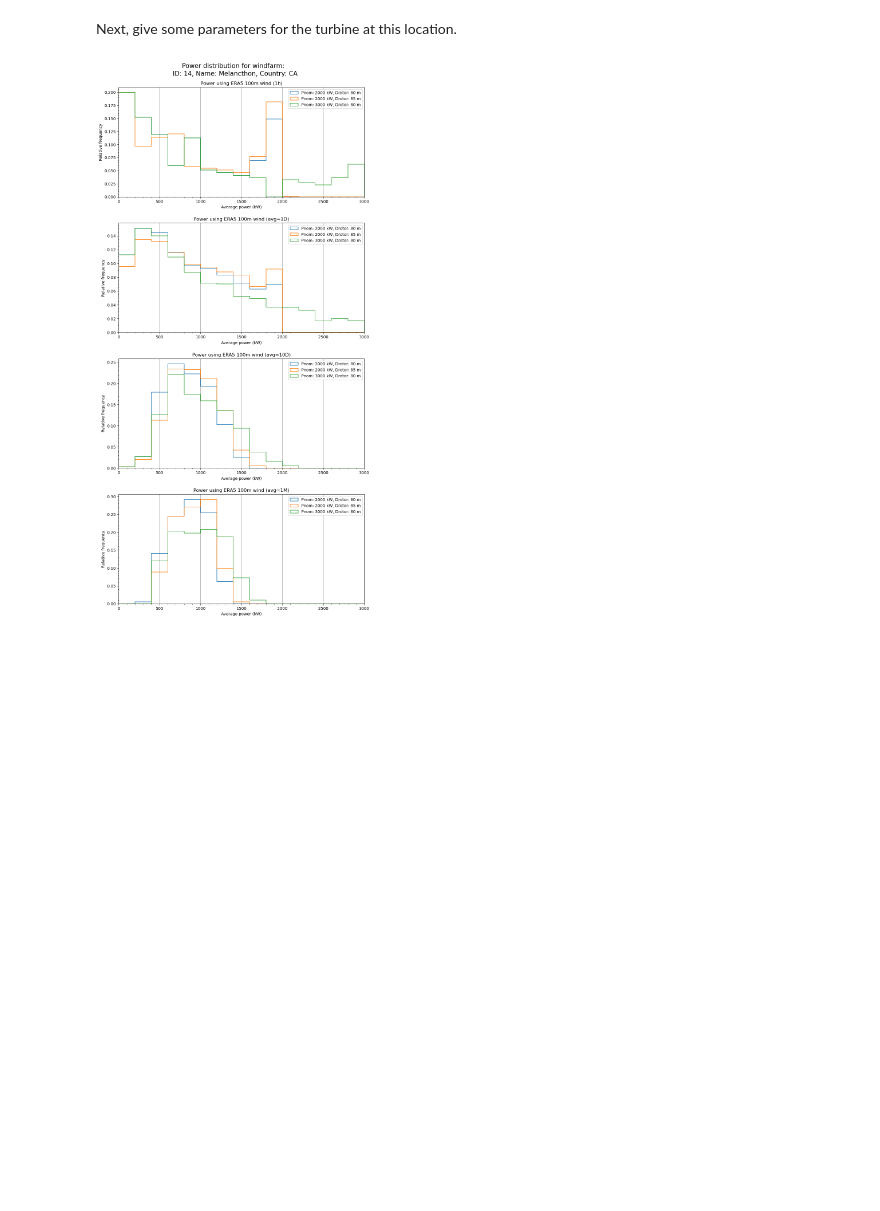
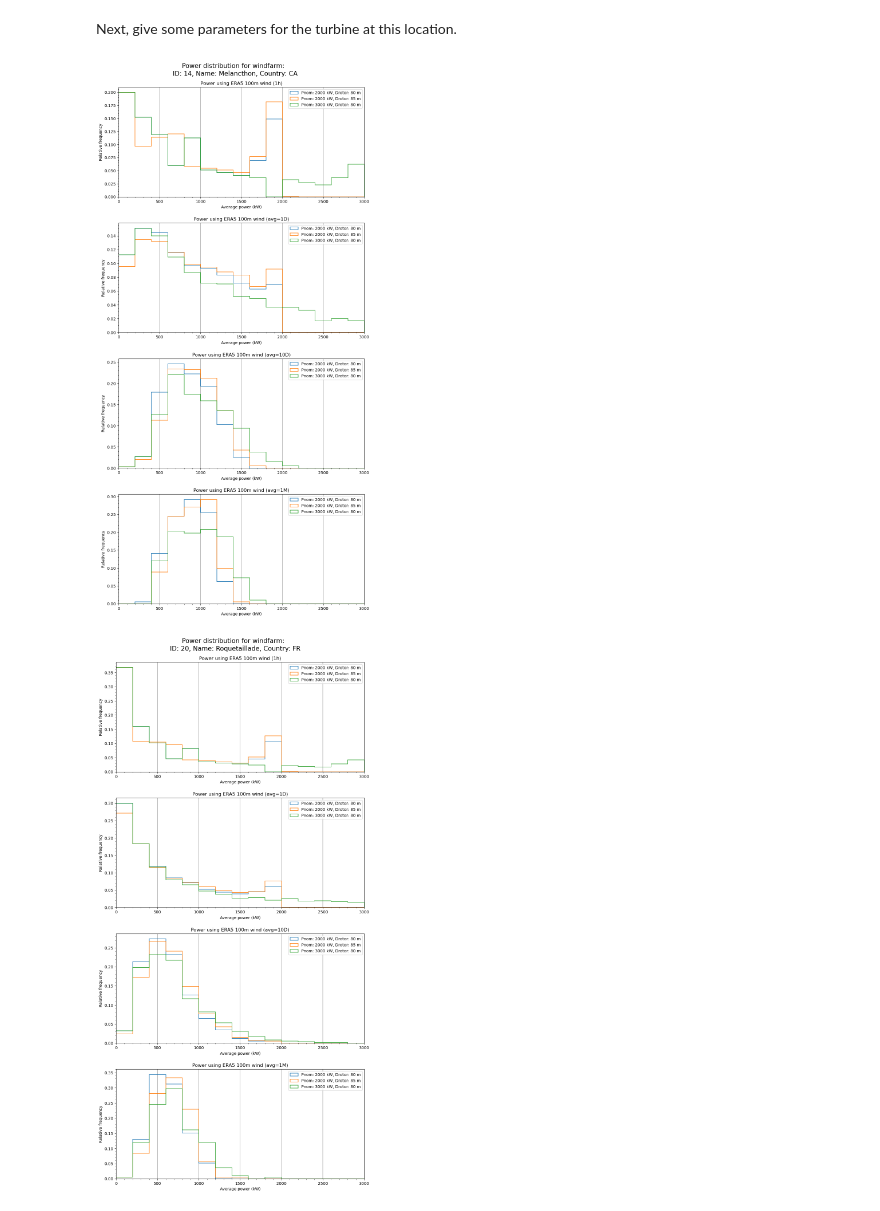
Before and after one commit to Campostrini/windpower, a Jupyter notebook: code/notebooks/windpowerconversion.ipynb, the cells around one changed output. Drawn from its saved outputs; the diff is of its cells as text; code cells hidden in the pictures; blank space fills up the shorter version.

```diff
--- a/code/notebooks/windpowerconversion.ipynb
+++ b/code/notebooks/windpowerconversion.ipynb
@@ -66,67 +66,76 @@ labels = ["Pnom: {Pnom} kW, Drotor: {Drotor} m".format(**kwargs) for kwargs in p
 
 power_conversion_functions = [pc.power_curve_from_parameters(wind_speed_resolution=0.5, **kwargs) for kwargs in power_conversion_function_parameters]
 
-ds.ws100
-power_da_list = [power_conversion_function(ds.ws100) for power_conversion_function in power_conversion_functions]
+power_da_list_collection = {
+    wind_farm_id: [power_conversion_function(da) for power_conversion_function in power_conversion_functions]
+    for wind_farm_id, da in wind_farm_ds_dict.items()
+}
 # %%
 import matplotlib.pyplot as plt
 import matplotlib.ticker as ticker
 import itertools
 
-bins = np.arange(0, 3200, 200)
+# histograms from power_da_list
+def histograms_from_power_da_list(power_da_list, wind_farm_id, labels):
 
-fig, axs = plt.subplots(4, 1, figsize=(10, 20))
+    bins = np.arange(0, 3200, 200)
 
-resampling_frequencies = [None, "1D", "10D", "1M"]
+    fig, axs = plt.subplots(4, 1, figsize=(10, 20))
 
-for i, freq in enumerate(resampling_frequencies):
+    resampling_frequencies = [None, "1D", "10D", "1M"]
 
-    colors = itertools.cycle(plt.get_cmap("tab10").colors)
+    for i, freq in enumerate(resampling_frequencies):
 
-    if freq is not None:
-        power_da_resampled_list = [power_da.resample(time=freq).mean() for power_da in power_da_list]
-    else:
-        power_da_resampled_list = power_da_list
+        colors = itertools.cycle(plt.get_cmap("tab10").colors)
 
-    for color, label, power_da_resampled in zip(colors, labels, power_da_resampled_list):
-        weights = np.ones_like(power_da_resampled) / len(power_da_resampled)
-        n, bins, patches = axs[i].hist(power_da_resampled, bins=bins, weights=weights,
-                                       edgecolor=color, linewidth=1.2,
-                                       density=False, facecolor="none",
-                                       histtype="step", label=label)
+        if freq is not None:
+            power_da_resampled_list = [power_da.resample(time=freq).mean() for power_da in power_da_list]
+        else:
+            power_da_resampled_list = power_da_list
 
-    # Adjust the y-axis limits
-    axs[i].set_ylim(0, axs[i].get_ylim()[1] / sum(n))
+        for color, label, power_da_resampled in zip(colors, labels, power_da_resampled_list):
+            weights = np.ones_like(power_da_resampled) / len(power_da_resampled)
+            n, bins, patches = axs[i].hist(power_da_resampled, bins=bins, weights=weights,
+                                        edgecolor=color, linewidth=1.2,
+                                        density=False, facecolor="none",
+                                        histtype="step", label=label)
 
-    # Adjust the x-axis limits
-    axs[i].set_xlim(0, 3000)
+        # Adjust the y-axis limits
+        axs[i].set_ylim(0, axs[i].get_ylim()[1] / sum(n))
 
-    # Set the title
-    if freq is None:
-        axs[i].set_title('Power using ERA5 100m wind (1h)')
-    else:
-        axs[i].set_title(f'Power using ERA5 100m wind (avg={freq})')
+        # Adjust the x-axis limits
+        axs[i].set_xlim(0, 3000)
 
-    axs[i].set_xticks(np.arange(0, 3500, 500))
-    axs[i].grid(axis="x", linestyle="-", linewidth=1.2)
+        # Set the title
+        if freq is None:
+            axs[i].set_title('Power using ERA5 100m wind (1h)')
+        else:
+            axs[i].set_title(f'Power using ERA5 100m wind (avg={freq})')
 
-    axs[i].set_axisbelow(True)
+        axs[i].set_xticks(np.arange(0, 3500, 500))
+        axs[i].grid(axis="x", linestyle="-", linewidth=1.2)
 
-    # Set x and y labels
-    axs[i].set_xlabel('Average power (kW)')
-    axs[i].set_ylabel('Relative frequency')
+        axs[i].set_axisbelow(True)
 
-    axs[i].xaxis.set_minor_locator(ticker.AutoMinorLocator())
-    axs[i].yaxis.set_minor_locator(ticker.AutoMinorLocator())
+        # Set x and y labels
+        axs[i].set_xlabel('Average power (kW)')
+        axs[i].set_ylabel('Relative frequency')
 
-    axs[i].legend(loc="upper right")
+        axs[i].xaxis.set_minor_locator(ticker.AutoMinorLocator())
+        axs[i].yaxis.set_minor_locator(ticker.AutoMinorLocator())
 
-# set the title of the figure
-fig.suptitle("Power distribution for windfarm: \n ID: {}, Name: {}, Country: {}".format(
-    wind_farm_id, df[df["ID"] == wind_farm_id]["Name"].values[0], df[df["ID"] == wind_farm_id]["ISO code"].values[0]
-), fontsize=16)
+        axs[i].legend(loc="upper right")
 
-plt.tight_layout(pad = 2)
-plt.show()
+    # set the title of the figure
+    fig.suptitle("Power distribution for windfarm: \n ID: {}, Name: {}, Country: {}".format(
+        wind_farm_id, df[df["ID"] == wind_farm_id]["Name"].values[0], df[df["ID"] == wind_farm_id]["ISO code"].values[0]
+    ), fontsize=16)
+
+    plt.tight_layout(pad = 2)
+    plt.show()
+
+for wind_farm_id, power_da_list in power_da_list_collection.items():
+    histograms_from_power_da_list(power_da_list, wind_farm_id, labels)
 # %% [output]
 [figure]
+[figure, added]
```
Also changed, not shown: parts of 7 cells of this notebook.
